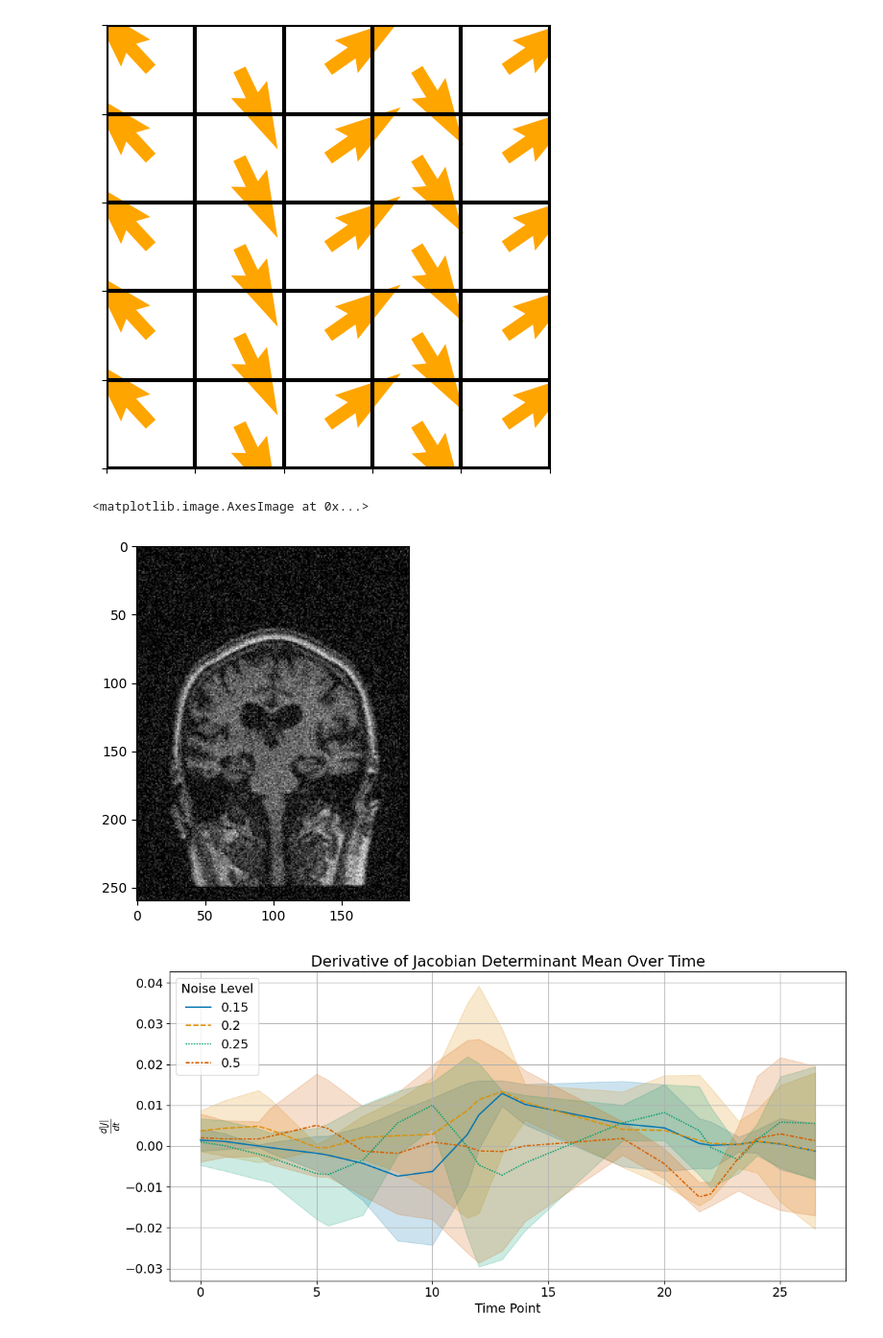
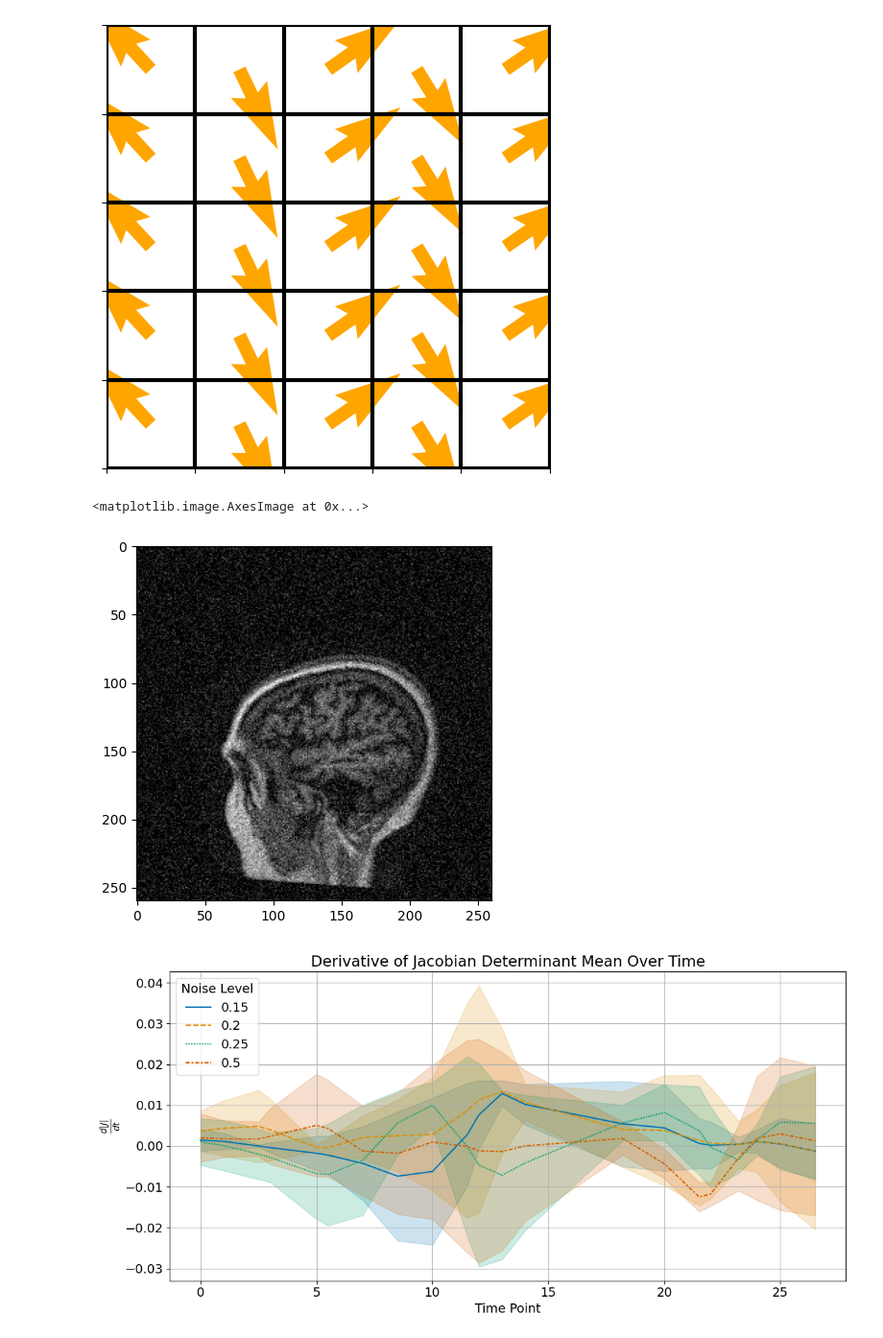
Before and after one commit to aisha-lawal/inrmorph, a Jupyter notebook: eval/script.ipynb, the cells around one changed output. Shown at 96% size. Drawn from its saved outputs; the diff is of its cells as text; code cells hidden in the pictures.

```diff
--- a/eval/script.ipynb
+++ b/eval/script.ipynb
@@ -297,12 +297,13 @@ plt.show()
 [figure]
 # %%
 import nibabel as nib
+import matplotlib.pyplot as plt
 data = nib.load("noisy_data_l2_100_rand/std_0.2_AD_005_S_0814/I1_2007_10_11.nii").get_fdata()
-data = data[:, 150, :]
+data = data[:, :, 150]
 plt.imshow(data, cmap='gray')
 # %% [output]
 <matplotlib.image.AxesImage at 0x...>
-[figure, old version]
+[figure, new version]
 # %%
 import pandas as pd
 import seaborn as sns
```
Also changed, not shown: 4 other files.
